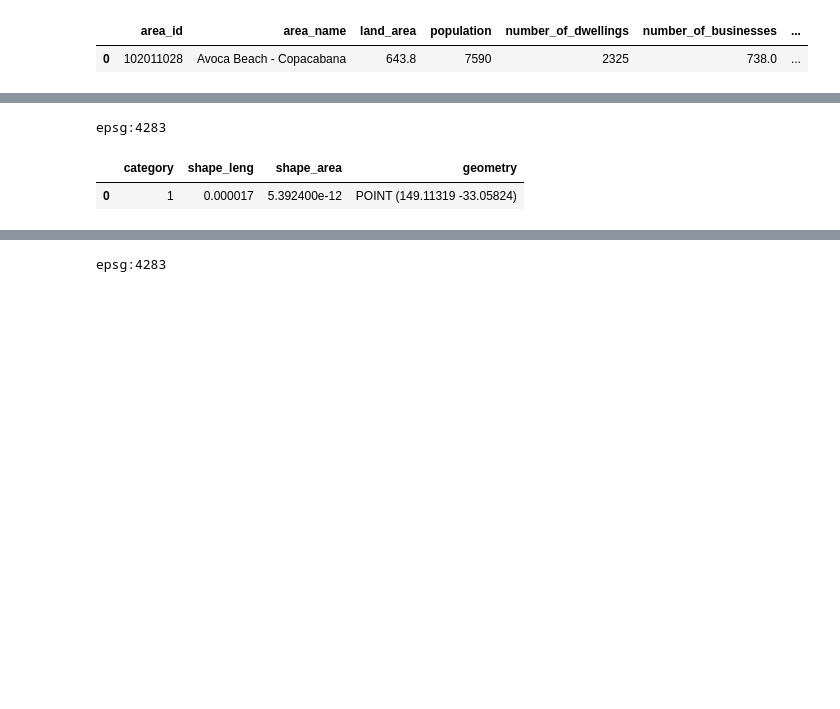
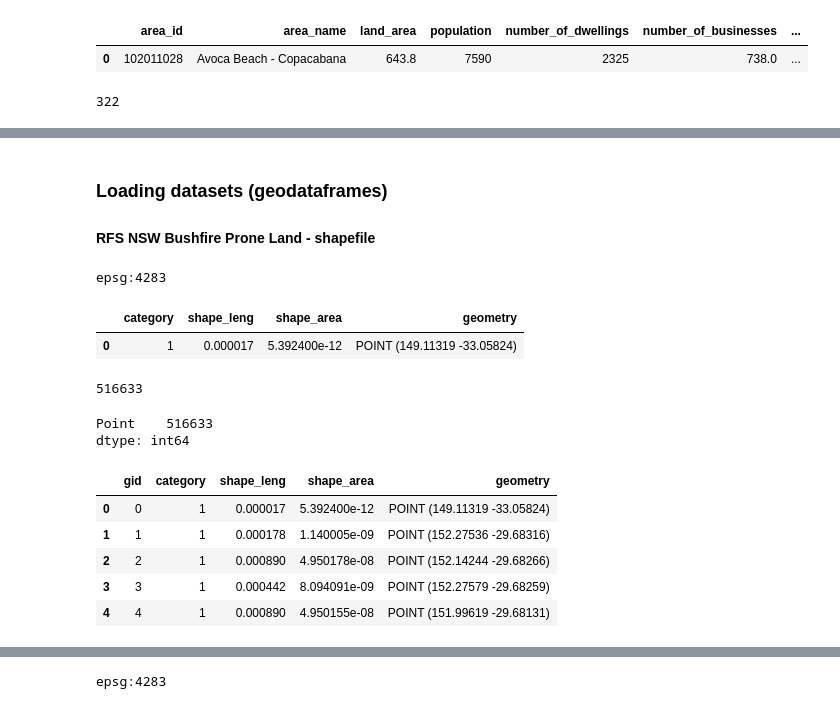
Before and after one commit to ew92/data2001_project, a Jupyter notebook: main.ipynb, the cells around one changed output, grey strips where cells are left out. Saved outputs shown, nothing was run; the diff lists cells and outputs as text; code cells hidden in the pictures; blank space fills up the shorter version.

```diff
--- a/main.ipynb
+++ b/main.ipynb
@@ -40,12 +39,19 @@ nbhd_df.head(1)
 # %% [output]
 |  | area_id | area_name | land_area | population | number_of_dwellings | number_of_businesses | ... |
 | 0 | 102011028 | Avoca Beach - Copacabana | 643.8 | 7590 | 2325 | 738.0 | ... |
+# %%
+len(nbhd_df)
+# %% [output]
+322
 # %%
 busi_stat_df = pd.read_csv('./data/BusinessStats.csv')
 busi_stat_df.head(1)
 # %% [output]
 |  | area_id | area_name | number_of_businesses | accommodation_and_food_services | retail_trade | agriculture_forestry_and_fishing | ... |
 | 0 | 101021007 | Braidwood | 629 | 26 | 27 | 280 | ... |
+# %% [markdown]
+### Loading datasets (geodataframes)
+#### RFS NSW Bushfire Prone Land - shapefile
 # %%
 rfs_gdf = gpd.read_file('./data/RFSNSW_BFPL/RFSNSW_BFPL.shp')
 print(rfs_gdf.crs) # Check EPSG / CRS -- 4283 = GDA94
@@ -55,3 +61,22 @@ rfs_gdf.head(1)
 epsg:4283
 |  | category | shape_leng | shape_area | geometry |
 | 0 | 1 | 0.000017 | 5.392400e-12 | POINT (149.11319 -33.05824) |
+# %%
+# Check geometries
+print(len(rfs_gdf))
+rfs_gdf.geometry.type.value_counts()
+# %% [output]
+516633
+Point    516633
+dtype: int64
+# %%
+# Recreate incrementing 'gid' (0 index)
+rfs_gdf.insert(loc=0, column='gid', value=rfs_gdf.index)
+rfs_gdf.head()
+# %% [output]
+|  | gid | category | shape_leng | shape_area | geometry |
+| 0 | 0 | 1 | 0.000017 | 5.392400e-12 | POINT (149.11319 -33.05824) |
+| 1 | 1 | 1 | 0.000178 | 1.140005e-09 | POINT (152.27536 -29.68316) |
+| 2 | 2 | 1 | 0.000890 | 4.950178e-08 | POINT (152.14244 -29.68266) |
+| 3 | 3 | 1 | 0.000442 | 8.094091e-09 | POINT (152.27579 -29.68259) |
+| 4 | 4 | 1 | 0.000890 | 4.950155e-08 | POINT (151.99619 -29.68131) |
```
Also changed, not shown: parts of 58 cells of this notebook, 3 other files.
